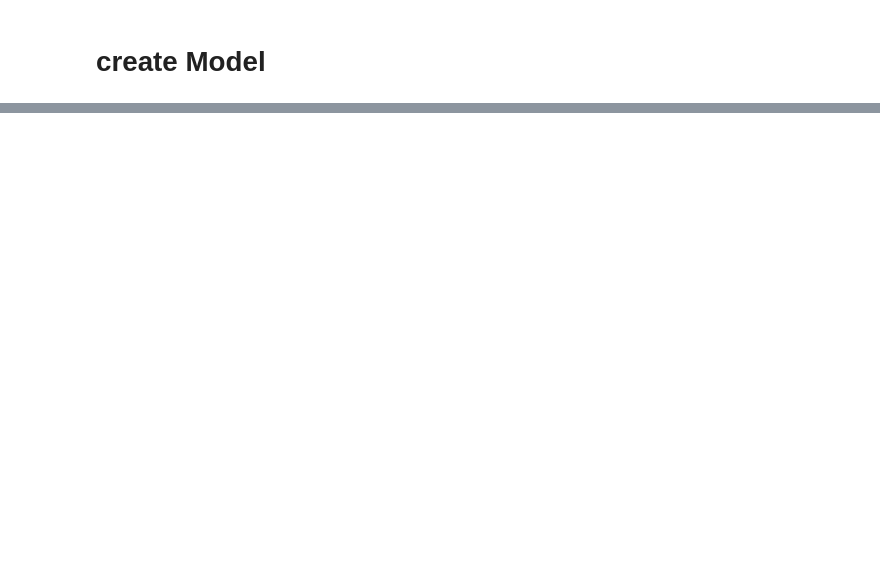
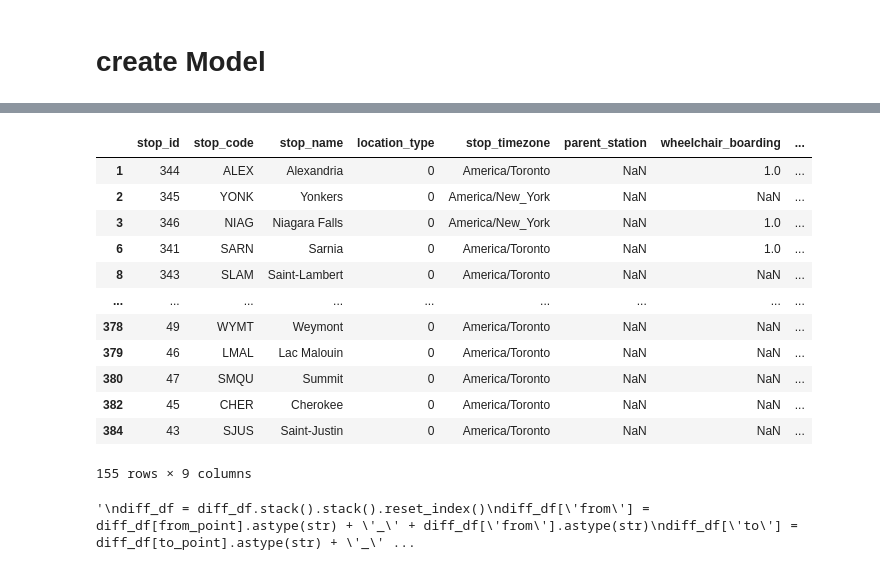
Before and after one commit to systragroup/quetzal, a Jupyter notebook: api/GTFS_importer/notebook/test.ipynb, the cells around one changed output, grey strips where cells are left out. Cells and saved outputs as stored; diff of their text form; code cells hidden in the pictures; blank space fills up the shorter version.

```diff
--- a/api/GTFS_importer/notebook/test.ipynb
+++ b/api/GTFS_importer/notebook/test.ipynb
@@ -226,0 +304,16 @@ df[df['location.bounding_box.minimum_latitude'].isnull()].iloc[0]['urls.latest']
+# %%
+self.nodes
+# %% [output]
+|  | stop_id | stop_code | stop_name | location_type | stop_timezone | parent_station | wheelchair_boarding | ... |
+| 1 | 344 | ALEX | Alexandria | 0 | America/Toronto | NaN | 1.0 | ... |
+| 2 | 345 | YONK | Yonkers | 0 | America/New_York | NaN | NaN | ... |
+| 3 | 346 | NIAG | Niagara Falls | 0 | America/New_York | NaN | 1.0 | ... |
+| 6 | 341 | SARN | Sarnia | 0 | America/Toronto | NaN | 1.0 | ... |
+| 8 | 343 | SLAM | Saint-Lambert | 0 | America/Toronto | NaN | NaN | ... |
+| ... | ... | ... | ... | ... | ... | ... | ... | ... |
+| 378 | 49 | WYMT | Weymont | 0 | America/Toronto | NaN | NaN | ... |
+| 379 | 46 | LMAL | Lac Malouin | 0 | America/Toronto | NaN | NaN | ... |
+| 380 | 47 | SMQU | Summit | 0 | America/Toronto | NaN | NaN | ... |
+| 382 | 45 | CHER | Cherokee | 0 | America/Toronto | NaN | NaN | ... |
+| 384 | 43 | SJUS | Saint-Justin | 0 | America/Toronto | NaN | NaN | ... |
+155 rows × 9 columns
@@ -226,0 +366,61 @@ df[df['location.bounding_box.minimum_latitude'].isnull()].iloc[0]['urls.latest']
+# %%
+trip='628-226_0'#
+trip='AC_0'
+links = self.links[self.links['trip_id'] == trip].copy()
+links = links.drop_duplicates(subset=['link_sequence']).sort_values(by='link_sequence')
+s = shape_dict.get(links.iloc[0]['shape_id'])
+trip_stops = list(links[from_point]) + [links.iloc[-1][to_point]]
+
+# Find segments candidates from shape for projection
+segments = pd.DataFrame(list(map(LineString, zip(s.coords[:-1], s.coords[1:]))), columns=['geometry'])
+n_candidates = min([len(segments), max_candidates])
+ng = spatial.nearest(stop_pts.loc[set(trip_stops)], segments, n_neighbors=n_candidates)
+ng = ng.set_index(['ix_one', 'rank'])['ix_many'].to_dict()
+
+# Distance matrix (stops * n_candidates)
+distances_a = np.empty((len(trip_stops), n_candidates))
+for r in range(n_candidates):
+    proj_pts = []
+    for n in trip_stops:
+        seg = segments.loc[ng[(n, r)]]['geometry']
+        proj_pts.append(seg.interpolate(seg.project(point_dict.get(n))))
+    distances = [s.project(pts) for pts in proj_pts]
+    distances_a[:, r] = distances
+# TODO (faster): create custom nearest to build distance matrix directly
+
+# Differential distance matrix (transition cost between candidates)
+df = pd.DataFrame(distances_a)
+diff_df = pd.DataFrame({from_point: df.index[:-1], to_point: df.index[1:]})
+for i in range(n_candidates):
+    for j in range(n_candidates):
+        diff_col = df.iloc[:, j].shift(-1) - df.iloc[:, i]
+        diff_df[(i, j)] = list(diff_col)[:-1]
+
+diff_df = diff_df.set_index([from_point, to_point])
+diff_df.columns = pd.MultiIndex.from_tuples(diff_df.columns, names=['from', 'to'])
+diff_df[diff_df <= 0.0] = 1e9
+
+# Compute diffrential between shape_dist_traveled and transition matrix
+shape_dist_traveled_diff = list(self.stop_times[self.stop_times['trip_id'] == trip].sort_values(by='stop_sequence')['shape_dist_traveled'].diff())[1:]
+for c in diff_df.columns:
+    diff_df[c] = abs(shape_dist_traveled_diff - diff_df[c])
+'''
+diff_df = diff_df.stack().stack().reset_index()
+diff_df['from'] = diff_df[from_point].astype(str) + '_' + diff_df['from'].astype(str)
+diff_df['to'] = diff_df[to_point].astype(str) + '_' + diff_df['to'].astype(str)
+
+# Build edges + dijkstra
+candidates_e = diff_df[['from', 'to', 0]].values
+source_e = np.array([["source"] * n_candidates,
+                    [str(0) + '_' + str(c) for c in range(n_candidates)],
+                    np.ones(n_candidates)], dtype="O").T
+target_e = np.array([[str(len(trip_stops) - 1) + '_' + str(c) for c in range(n_candidates)],
+                    ["target"] * n_candidates,
+                    np.ones(n_candidates)], dtype="O").T
+
+edges = np.concatenate([candidates_e, source_e, target_e])
+path = paths_from_edges(edges=edges, od_set={('source', 'target')})
+
+'''
+# %% [output]
+'\ndiff_df = diff_df.stack().stack().reset_index()\ndiff_df[\'from\'] = diff_df[from_point].astype(str) + \'_\' + diff_df[\'from\'].astype(str)\ndiff_df[\'to\'] = diff_df[to_point].astype(str) + \'_\' ...
```
Also changed, not shown: parts of 26 cells of this notebook, 4 other files.
